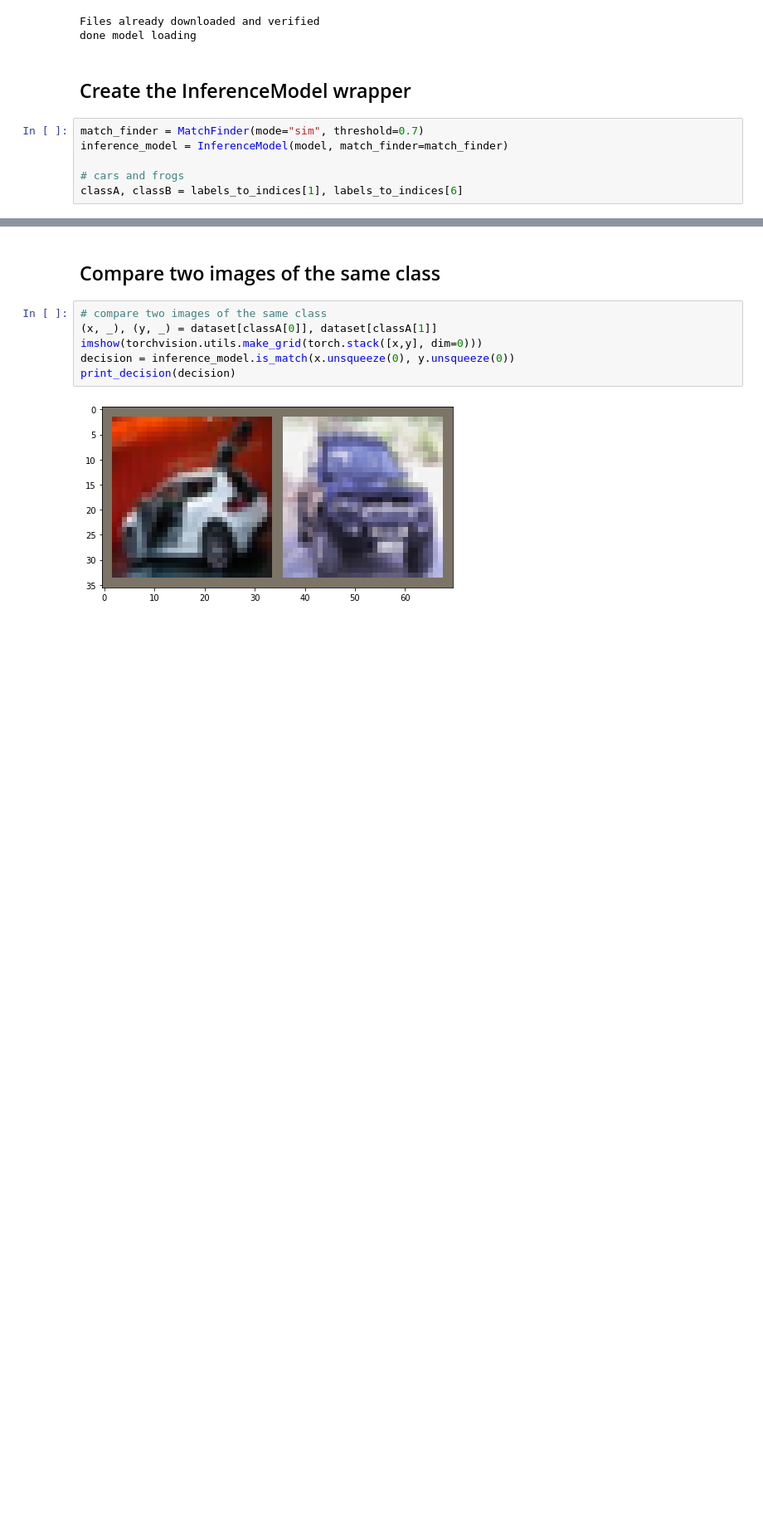
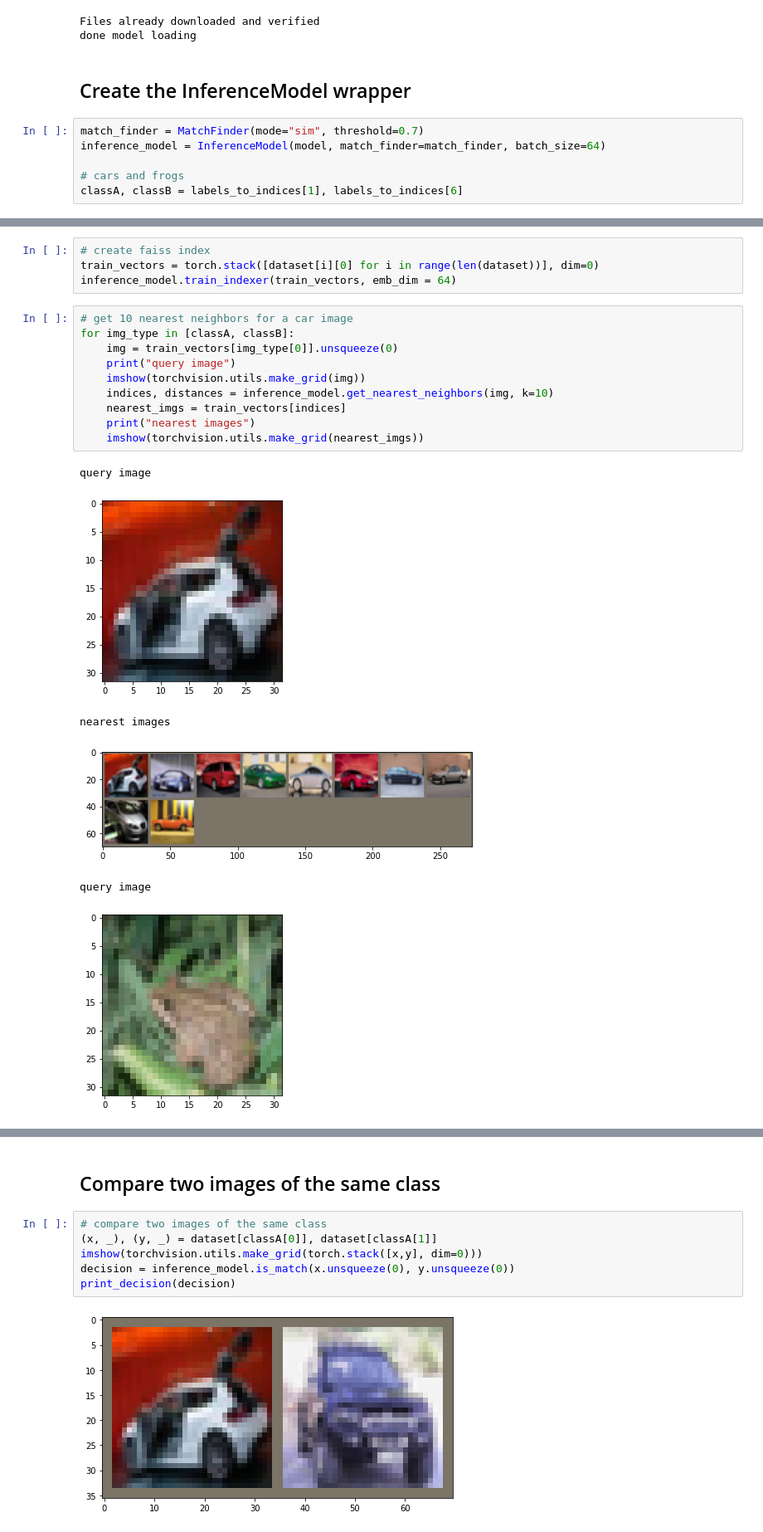
Before and after one commit to KevinMusgrave/pytorch-metric-learning, a Jupyter notebook: examples/notebooks/Inference.ipynb, the cells around one changed output, grey strips where cells are left out. Shown at 83% size. Cells and saved outputs as stored; diff of their text form; blank space fills up the shorter version.

Commit message:
Added get_nearest_neighbors example to the Inference notebook, and also fixed a bug in the notebook where it was using the softmax output instead of the embedding layer.

```diff
--- a/examples/notebooks/Inference.ipynb
+++ b/examples/notebooks/Inference.ipynb
@@ -77,7 +78,7 @@ done model loading
 ## Create the InferenceModel wrapper
 # %%
 match_finder = MatchFinder(mode="sim", threshold=0.7)
-inference_model = InferenceModel(model, match_finder=match_finder)
+inference_model = InferenceModel(model, match_finder=match_finder, batch_size=64)
 
 # cars and frogs
 classA, classB = labels_to_indices[1], labels_to_indices[6]
@@ -83,0 +87,21 @@ classA, classB = labels_to_indices[1], labels_to_indices[6]
+# %%
+# create faiss index
+train_vectors = torch.stack([dataset[i][0] for i in range(len(dataset))], dim=0)
+inference_model.train_indexer(train_vectors, emb_dim = 64)
+# %%
+# get 10 nearest neighbors for a car image
+for img_type in [classA, classB]:
+    img = train_vectors[img_type[0]].unsqueeze(0)
+    print("query image")
+    imshow(torchvision.utils.make_grid(img))
+    indices, distances = inference_model.get_nearest_neighbors(img, k=10)
+    nearest_imgs = train_vectors[indices]
+    print("nearest images")
+    imshow(torchvision.utils.make_grid(nearest_imgs))
+# %% [output]
+query image
+[figure, added]
+nearest images
+[figure, added]
+query image
+[figure, added]
```
Also changed, not shown: parts of 6 cells of this notebook.
